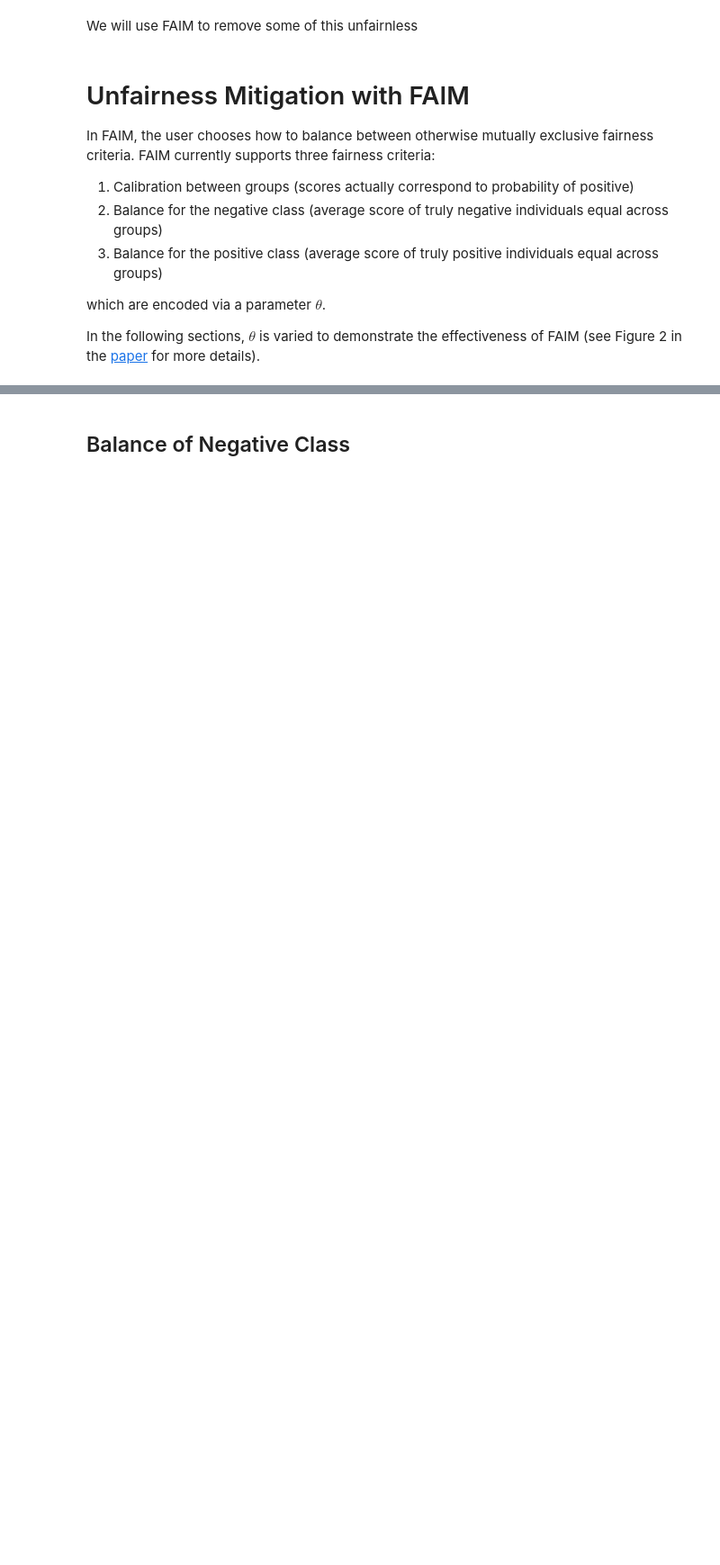
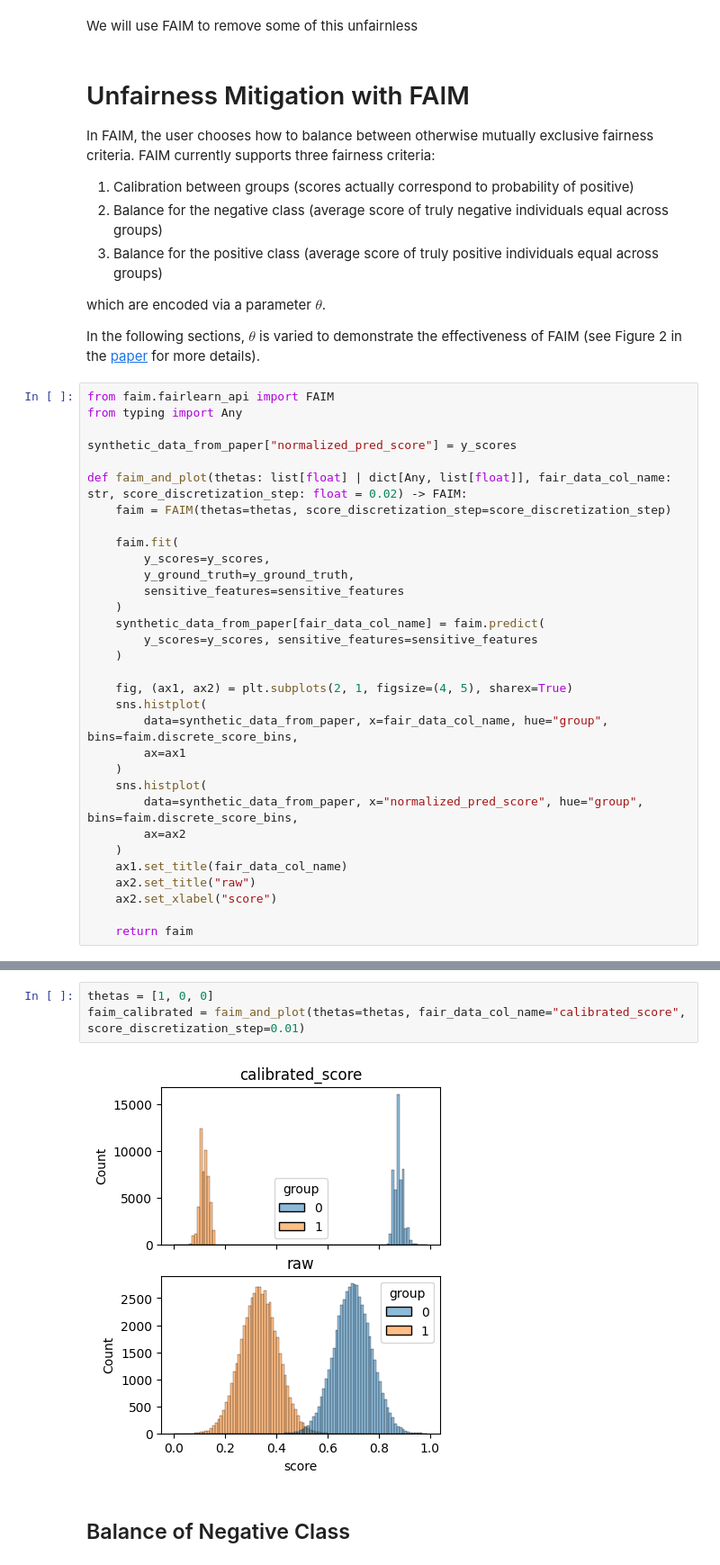
Before and after one commit to aloosley/faim, a Jupyter notebook: notebooks/fairlearn-api.ipynb, the cells around one changed output, grey strips where cells are left out. Shown at 90% size. Drawn from its saved outputs; the diff is of its cells as text; blank space fills up the shorter version.

```diff
--- a/notebooks/fairlearn-api.ipynb
+++ b/notebooks/fairlearn-api.ipynb
@@ -67,5 +67,37 @@ FAIM currently supports three fairness criteria:
 which are encoded via a parameter $\theta$.
 
 In the following sections, $\theta$ is varied to demonstrate the effectiveness of FAIM (see Figure 2 in the [paper](https://arxiv.org/abs/2212.00469) for more details).
+# %%
+from faim.fairlearn_api import FAIM
+from typing import Any
+
+synthetic_data_from_paper["normalized_pred_score"] = y_scores
+
+def faim_and_plot(thetas: list[float] | dict[Any, list[float]], fair_data_col_name: str, score_discretization_step: float = 0.02) -> FAIM:
+    faim = FAIM(thetas=thetas, score_discretization_step=score_discretization_step)
+
+    faim.fit(
+        y_scores=y_scores,
+        y_ground_truth=y_ground_truth,
+        sensitive_features=sensitive_features
+    )
+    synthetic_data_from_paper[fair_data_col_name] = faim.predict(
+        y_scores=y_scores, sensitive_features=sensitive_features
+    )
+
+    fig, (ax1, ax2) = plt.subplots(2, 1, figsize=(4, 5), sharex=True)
+    sns.histplot(
+        data=synthetic_data_from_paper, x=fair_data_col_name, hue="group", bins=faim.discrete_score_bins,
+        ax=ax1
+    )
+    sns.histplot(
+        data=synthetic_data_from_paper, x="normalized_pred_score", hue="group", bins=faim.discrete_score_bins,
+        ax=ax2
+    )
+    ax1.set_title(fair_data_col_name)
+    ax2.set_title("raw")
+    ax2.set_xlabel("score")
+
+    return faim
 # %% [markdown]
 ## No Mitigation
@@ -114,3 +112,8 @@ Text(0.5, 0, 'score')
+# %%
+thetas = [1, 0, 0]
+faim_calibrated = faim_and_plot(thetas=thetas, fair_data_col_name="calibrated_score", score_discretization_step=0.01)
+# %% [output]
+[figure, added]
 # %% [markdown]
 ## Balance of Negative Class
 # %%
```
Also changed, not shown: parts of 15 cells of this notebook.
